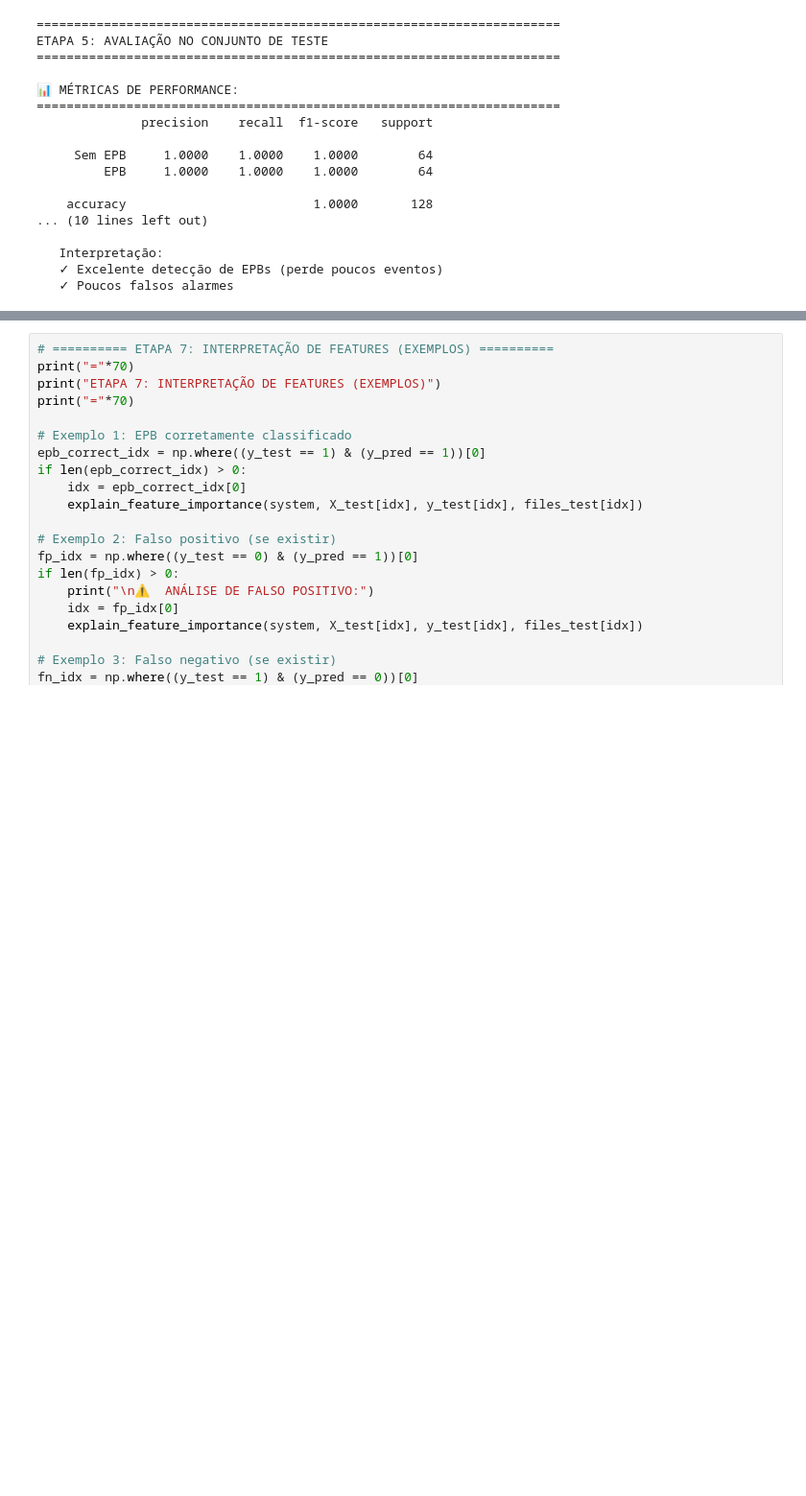
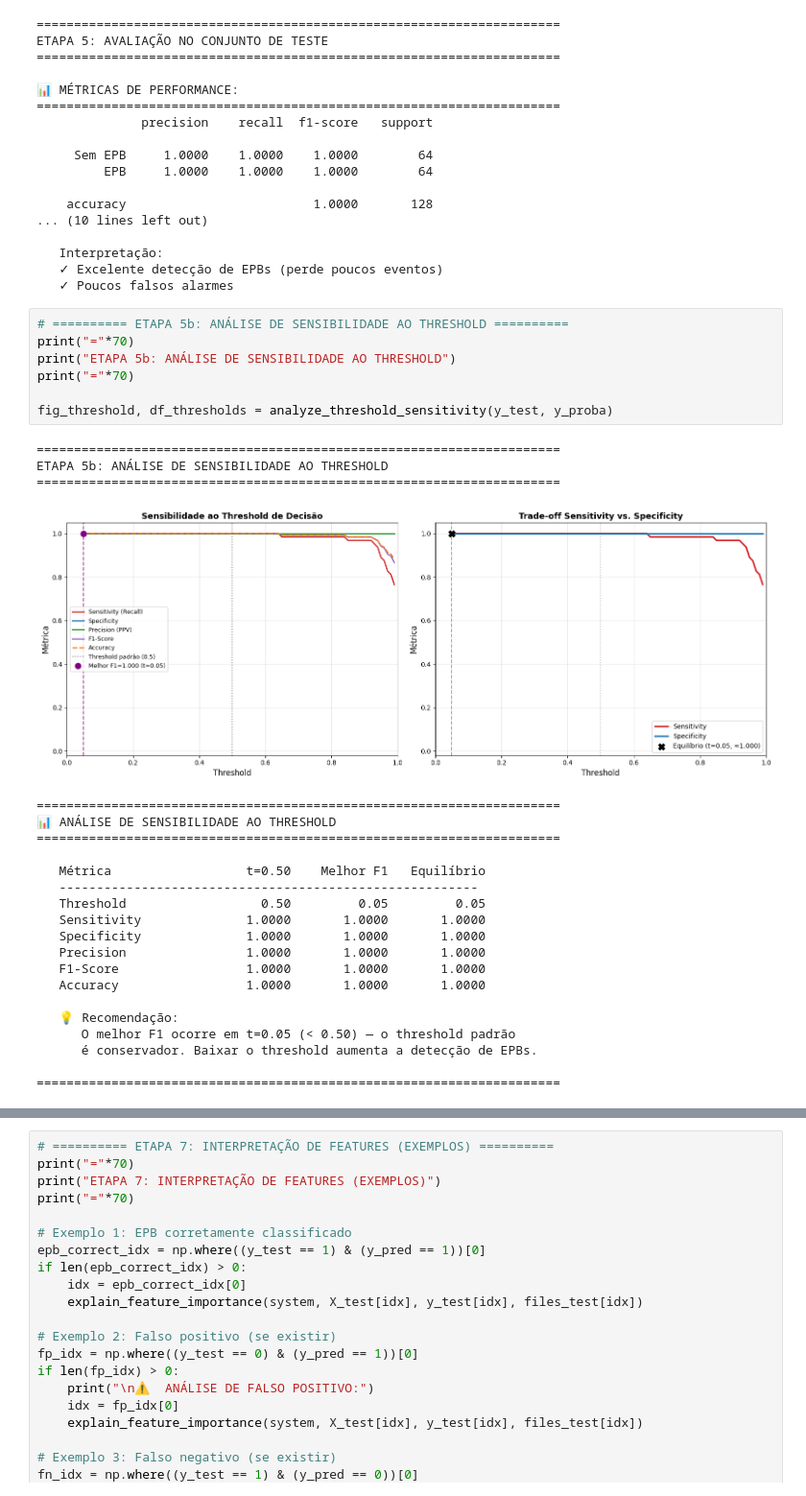
Before and after one commit to albertoivo/masters-degree, a Jupyter notebook: code/epb_detection_system.ipynb, the cells around one changed output, grey strips where cells are left out. Shown at 96% size. Cells and saved outputs as stored; diff of their text form; blank space fills up the shorter version.

```diff
--- a/code/epb_detection_system.ipynb
+++ b/code/epb_detection_system.ipynb
@@ -222,6 +222,36 @@ ETAPA 5: AVALIAÇÃO NO CONJUNTO DE TESTE
    Interpretação:
    ✓ Excelente detecção de EPBs (perde poucos eventos)
    ✓ Poucos falsos alarmes
+# %%
+# ========== ETAPA 5b: ANÁLISE DE SENSIBILIDADE AO THRESHOLD ==========
+print("="*70)
+print("ETAPA 5b: ANÁLISE DE SENSIBILIDADE AO THRESHOLD")
+print("="*70)
+
+fig_threshold, df_thresholds = analyze_threshold_sensitivity(y_test, y_proba)
+# %% [output]
+======================================================================
+ETAPA 5b: ANÁLISE DE SENSIBILIDADE AO THRESHOLD
+======================================================================
+[figure, added]
+======================================================================
+📊 ANÁLISE DE SENSIBILIDADE AO THRESHOLD
+======================================================================
+
+   Métrica                  t=0.50    Melhor F1   Equilíbrio
+   --------------------------------------------------------
+   Threshold                  0.50         0.05         0.05
+   Sensitivity              1.0000       1.0000       1.0000
+   Specificity              1.0000       1.0000       1.0000
+   Precision                1.0000       1.0000       1.0000
+   F1-Score                 1.0000       1.0000       1.0000
+   Accuracy                 1.0000       1.0000       1.0000
+
+   💡 Recomendação:
+      O melhor F1 ocorre em t=0.05 (< 0.50) — o threshold padrão
+      é conservador. Baixar o threshold aumenta a detecção de EPBs.
+
+======================================================================
 # %%
 # ========== ETAPA 6: VISUALIZAÇÃO E ANÁLISE ==========
 print("="*70)
```
Also changed, not shown: parts of 3 cells of this notebook, 1 other file.
